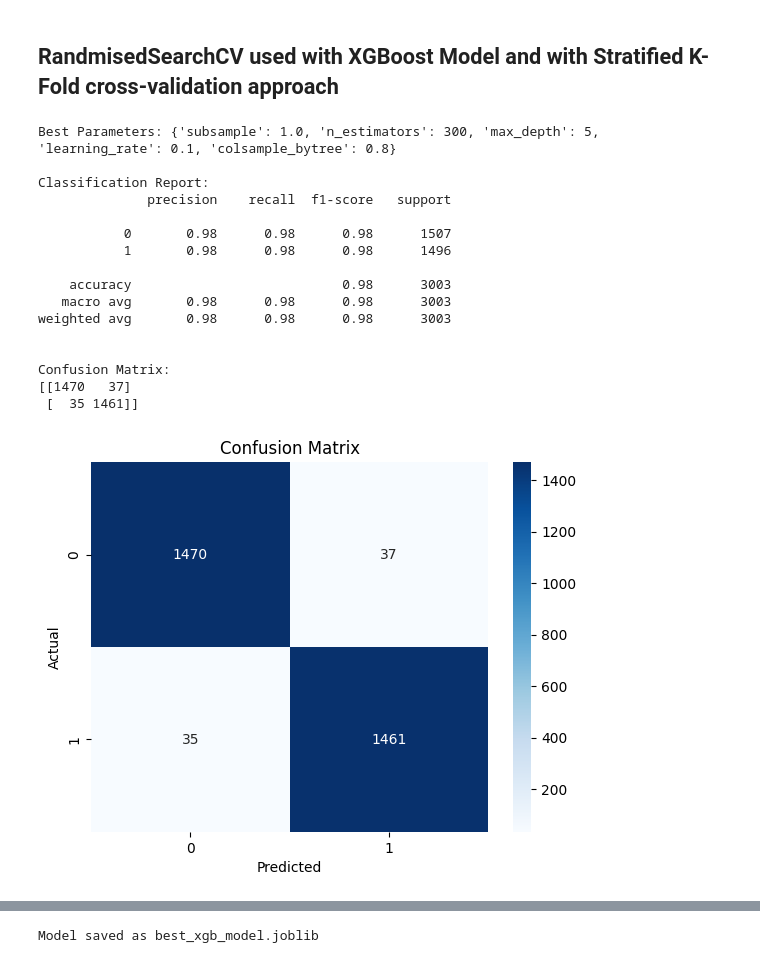
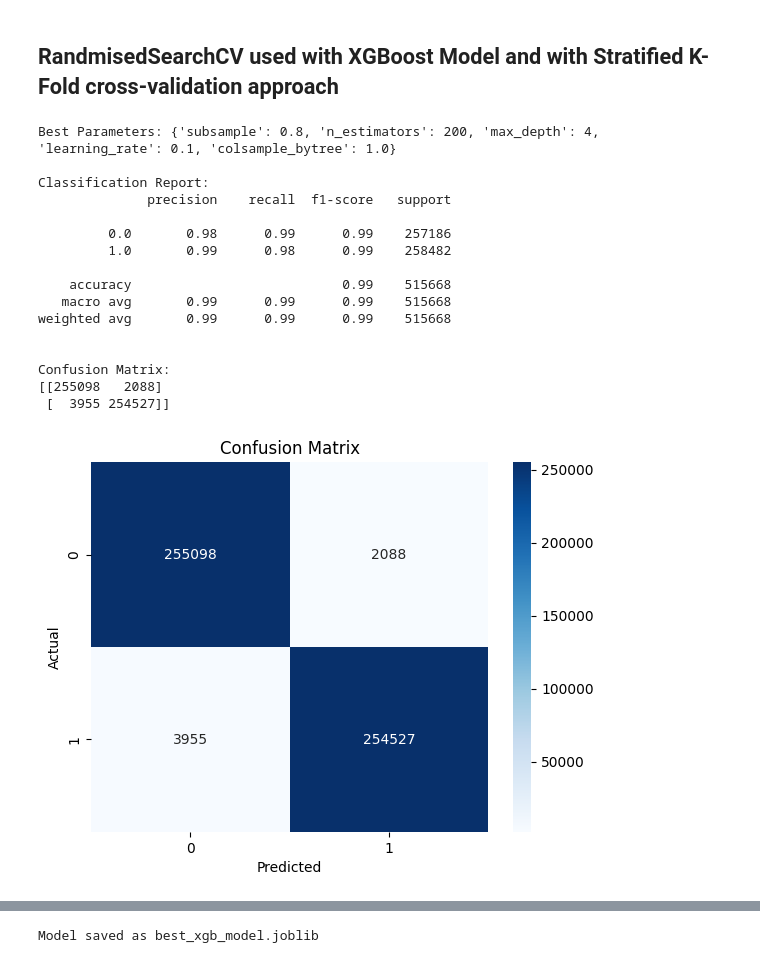
Before and after one commit to SSIN0045/TechnologyInnovationProject, a Jupyter notebook: model2.ipynb, the cells around one changed output, grey strips where cells are left out. Cells and saved outputs as stored; diff of their text form; code cells hidden in the pictures.

Commit message:
test on main model

```diff
--- a/model2.ipynb
+++ b/model2.ipynb
@@ -585,6 +610,9 @@ df = df.drop(columns=["first", "last", "street", "trans_num", "dob", "trans_date
 
 # Apply the mapping to convert 'gender' column to numerical values
 df['gender'] = df['gender'].map({'M': 1, 'F': 0})
+# %%
+# Ensure all columns are of a compatible data type, particularly float64 where necessary
+df = df.astype({col: 'float64' for col in df.columns if df[col].dtype != 'float64'})
 # %%
 # Step 3: Split the data into features (X) and target (y)
 X = df.drop(columns=['is_fraud'])  # Replace 'is_fraud' with your target column name if different
@@ -795,10 +757,20 @@ import seaborn as sns
 import matplotlib.pyplot as plt
 import joblib
 
-# Assuming df_under is your preprocessed and resampled dataset with features and 'is_fraud' as the target
+# Assuming df_smote is your preprocessed and resampled dataset with features and 'is_fraud' as the target
+
+# Downcast numerical columns to reduce memory usage
+def downcast(df):
+    float_cols = df.select_dtypes(include=['float64']).columns
+    df[float_cols] = df[float_cols].apply(pd.to_numeric, downcast='float')
+    int_cols = df.select_dtypes(include=['int64', 'int32']).columns
+    df[int_cols] = df[int_cols].apply(pd.to_numeric, downcast='integer')
+    return df
+
+df_smote = downcast(df_smote)
 
 # Split the balanced data into training and testing sets
-X_train, X_test, y_train, y_test = train_test_split(df_under.drop(columns=['is_fraud']), df_under['is_fraud'], test_size=0.2, random_state=42)
+X_train, X_test, y_train, y_test = train_test_split(df_smote.drop(columns=['is_fraud']), df_smote['is_fraud'], test_size=0.2, random_state=42)
 
 # Step 6: Scale the data
 scaler = StandardScaler()
@@ -807,11 +779,11 @@ X_test_scaled = scaler.transform(X_test)
 
 # XGBoost with RandomizedSearchCV and Stratified K-Fold Cross-Validation
 param_dist = {
-    'n_estimators': [100, 200, 300],
-    'max_depth': [3, 4, 5, 6],
-    'learning_rate': [0.01, 0.05, 0.1],
-    'subsample': [0.6, 0.8, 1.0],
-    'colsample_bytree': [0.6, 0.8, 1.0]
+    'n_estimators': [100, 200],
+    'max_depth': [3, 4],
+    'learning_rate': [0.01, 0.1],
+    'subsample': [0.8, 1.0],
+    'colsample_bytree': [0.8, 1.0]
 }
 
 # Initialize the XGBoost classifier
@@ -821,7 +793,16 @@ xgb_classifier = XGBClassifier(random_state=42)
 cv = StratifiedKFold(n_splits=3, shuffle=True, random_state=42)
 
 # Perform Randomized Search with Cross-Validation
-random_search = RandomizedSearchCV(xgb_classifier, param_distributions=param_dist, n_iter=50, cv=cv, random_state=42, n_jobs=-1)
+random_search = RandomizedSearchCV(
+    xgb_classifier,
+    param_distributions=param_dist,
+    n_iter=20,  # Reduced number of iterations
+    cv=cv,
+    random_state=42,
+    n_jobs=1  # Reduce parallelism
+)
+
+# Fit the model
 random_search.fit(X_train_scaled, y_train)
 
 # Print the best parameters found
@@ -844,39 +825,39 @@ print(conf_matrix)
 
 # Plot confusion matrix
 sns.heatmap(conf_matrix, annot=True, fmt='d', cmap='Blues')
 plt.title('Confusion Matrix')
 plt.xlabel('Predicted')
 plt.ylabel('Actual')
 plt.show()
 
 # Plot ROC curve
 y_pred_prob = best_xgb.predict_proba(X_test_scaled)[:, 1]
 fpr, tpr, thresholds = roc_curve(y_test, y_pred_prob)
 roc_auc = roc_auc_score(y_test, y_pred_prob)
 
 plt.figure(figsize=(10, 7))
 plt.plot(fpr, tpr, label=f'XGBoost (AUC = {roc_auc:.2f})', color='blue')
 plt.plot([0, 1], [0, 1], 'k--')
 plt.xlabel('False Positive Rate')
 plt.ylabel('True Positive Rate')
 plt.title('ROC Curve')
 plt.legend(loc='lower right')
 plt.show()
 # %% [output]
-Best Parameters: {'subsample': 1.0, 'n_estimators': 300, 'max_depth': 5, 'learning_rate': 0.1, 'colsample_bytree': 0.8}
+Best Parameters: {'subsample': 0.8, 'n_estimators': 200, 'max_depth': 4, 'learning_rate': 0.1, 'colsample_bytree': 1.0}
 
 Classification Report:
               precision    recall  f1-score   support
 
-           0       0.98      0.98      0.98      1507
-           1       0.98      0.98      0.98      1496
+         0.0       0.98      0.99      0.99    257186
+         1.0       0.99      0.98      0.99    258482
 
-    accuracy                           0.98      3003
-   macro avg       0.98      0.98      0.98      3003
-weighted avg       0.98      0.98      0.98      3003
+    accuracy                           0.99    515668
+   macro avg       0.99      0.99      0.99    515668
+weighted avg       0.99      0.99      0.99    515668
 
 
 Confusion Matrix:
-[[1470   37]
- [  35 1461]]
+[[255098   2088]
+ [  3955 254527]]
-[figure, old version]
+[figure, new version]
```
Also changed, not shown: parts of 9 cells of this notebook, 9 other files.
